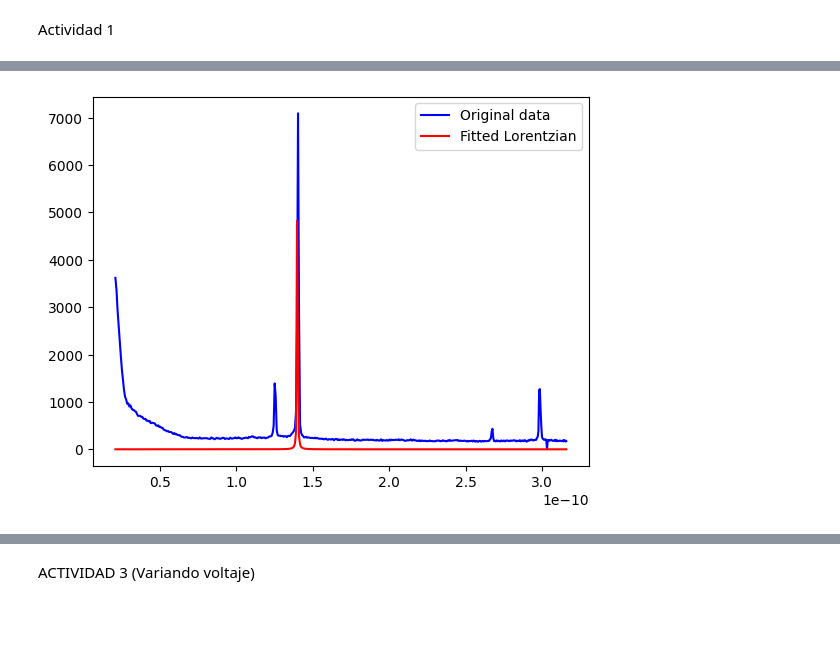
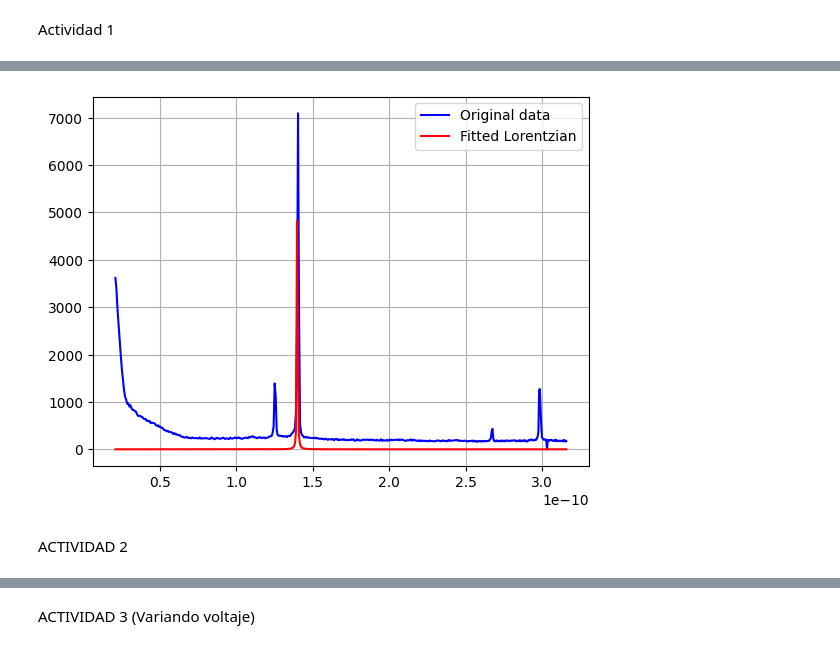
Before and after one commit to LabIntermedio/COD-INTERMEDIO, a Jupyter notebook: Rayos X/Rayos X.ipynb, the cells around one changed output, grey strips where cells are left out. Drawn from its saved outputs; the diff is of its cells as text; code cells hidden in the pictures; blank space fills up the shorter version.

```diff
--- a/Rayos X/Rayos X.ipynb
+++ b/Rayos X/Rayos X.ipynb
@@ -81,28 +85,31 @@ plt.show()
 # %%
 #Lorentziana
 def lorentzian(x, A, x0, gamma):
     return (A / np.pi) * (gamma / ((x - x0)**2 + gamma**2))
 
 
 picoKa=np.max(actividad1['Tasa con 35kV'])
 x0 =1.4*10**(-10)
 def fit_lorentzian(x, gamma):
     return lorentzian(x, picoKa, x0, gamma)
 
 # Ajuste con curve_fit
 initial_guess = [10**(-13)]  # Valor inicial para gamma
 params, covariance = curve_fit(fit_lorentzian, longitudes_de_onda, actividad1['Tasa con 35kV'], p0=initial_guess)
 
 # Extraer el valor de gamma ajustado
 gamma_fit = params[0]
 
 
 
 
 fit=fit_lorentzian(longitudes_de_onda,gamma_fit)
 plt.plot(longitudes_de_onda, actividad1['Tasa con 35kV'], 'b', label='Original data')
 plt.plot(longitudes_de_onda, fit, 'r-', label='Fitted Lorentzian')
 plt.legend()
+plt.grid()
 plt.show()
 # %% [output]
-[figure, old version]
+[figure, new version]
+# %% [markdown]
+ACTIVIDAD 2
```
Also changed, not shown: parts of 7 cells of this notebook, 1 other file.
